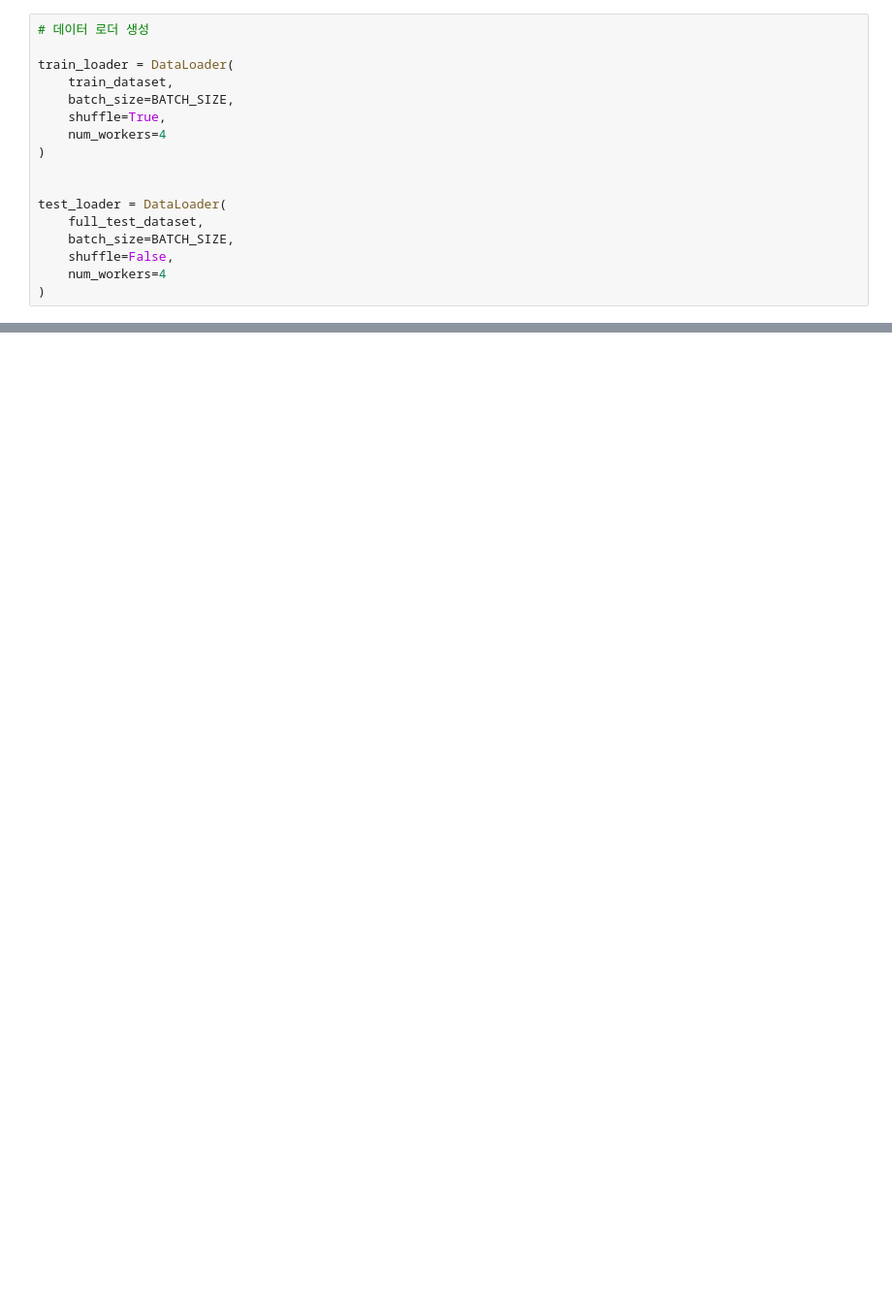
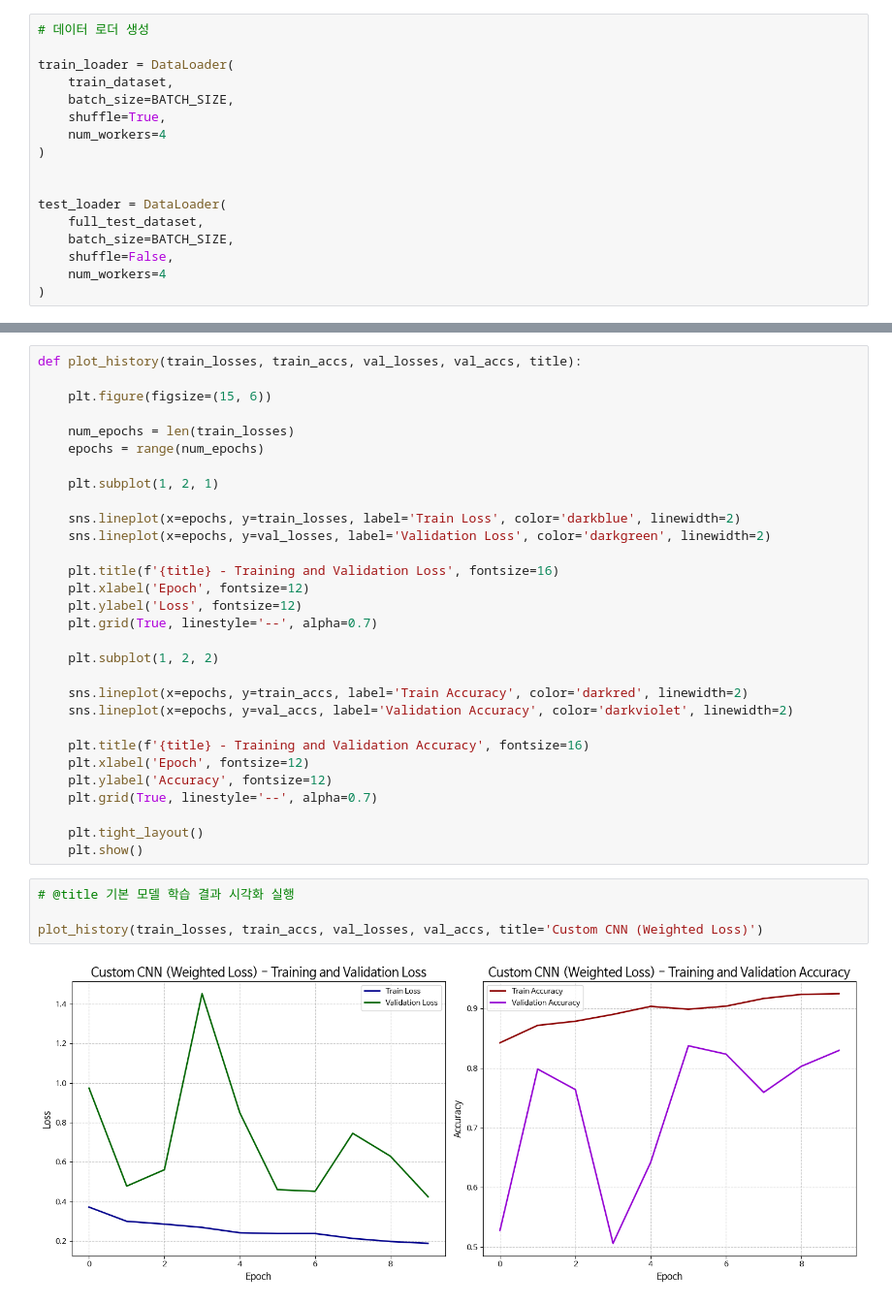
Before and after one commit to forexms78/AI-05-, a Jupyter notebook: 미션6_7팀_박병호.ipynb, the cells around one changed output, grey strips where cells are left out. Shown: that part at 97% size. Cells and saved outputs as stored; diff of their text form; blank space fills up the shorter version.

```diff
--- a/미션6_7팀_박병호.ipynb
+++ b/미션6_7팀_박병호.ipynb
@@ -144,0 +385,36 @@ df_counts = pd.DataFrame({'Class': class_labels, 'Count': class_counts})
+# %%
+def plot_history(train_losses, train_accs, val_losses, val_accs, title):
+
+    plt.figure(figsize=(15, 6))
+
+    num_epochs = len(train_losses)
+    epochs = range(num_epochs)
+
+    plt.subplot(1, 2, 1)
+
+    sns.lineplot(x=epochs, y=train_losses, label='Train Loss', color='darkblue', linewidth=2)
+    sns.lineplot(x=epochs, y=val_losses, label='Validation Loss', color='darkgreen', linewidth=2)
+
+    plt.title(f'{title} - Training and Validation Loss', fontsize=16)
+    plt.xlabel('Epoch', fontsize=12)
+    plt.ylabel('Loss', fontsize=12)
+    plt.grid(True, linestyle='--', alpha=0.7)
+
+    plt.subplot(1, 2, 2)
+
+    sns.lineplot(x=epochs, y=train_accs, label='Train Accuracy', color='darkred', linewidth=2)
+    sns.lineplot(x=epochs, y=val_accs, label='Validation Accuracy', color='darkviolet', linewidth=2)
+
+    plt.title(f'{title} - Training and Validation Accuracy', fontsize=16)
+    plt.xlabel('Epoch', fontsize=12)
+    plt.ylabel('Accuracy', fontsize=12)
+    plt.grid(True, linestyle='--', alpha=0.7)
+
+    plt.tight_layout()
+    plt.show()
+# %%
+# @title 기본 모델 학습 결과 시각화 실행
+
+plot_history(train_losses, train_accs, val_losses, val_accs, title='Custom CNN (Weighted Loss)')
+# %% [output]
+[figure, added]
```
Also changed, not shown: parts of 26 cells of this notebook.
